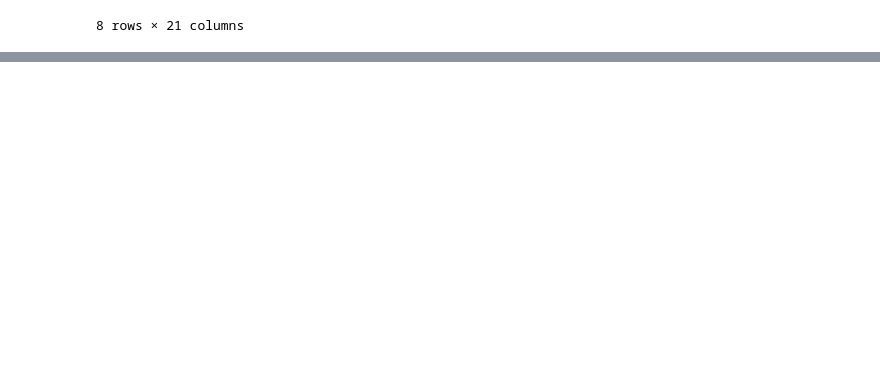
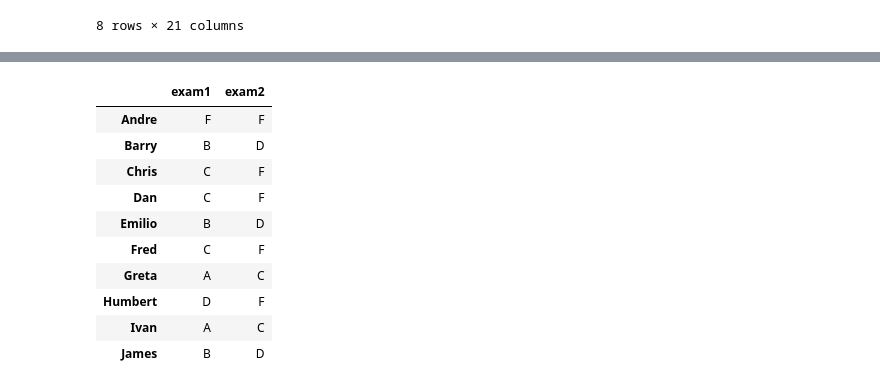
Before and after one commit to rishikant42/DataAnalysis-ud170, a Jupyter notebook: ch3/ch3.ipynb, the cells around one changed output, grey strips where cells are left out. Saved outputs shown, nothing was run; the diff lists cells and outputs as text; code cells hidden in the pictures; blank space fills up the shorter version.

```diff
--- a/ch3/ch3.ipynb
+++ b/ch3/ch3.ipynb
@@ -335,0 +518,36 @@ subway_df.describe()
+# %%
+grades_df = pd.DataFrame(
+    data={'exam1': [43, 81, 78, 75, 89, 70, 91, 65, 98, 87],
+          'exam2': [24, 63, 56, 56, 67, 51, 79, 46, 72, 60]},
+    index=['Andre', 'Barry', 'Chris', 'Dan', 'Emilio',
+           'Fred', 'Greta', 'Humbert', 'Ivan', 'James']
+)
+
+def convert_grades(grades):
+    '''
+    Fill in this function to convert the given DataFrame of numerical
+    grades to letter grades. Return a new DataFrame with the converted
+    grade.
+
+    The conversion rule is:
+        90-100 -> A
+        80-89  -> B
+        70-79  -> C
+        60-69  -> D
+        0-59   -> F
+    '''
+    return grades.applymap(convert_grade)
+# %%
+convert_grades(grades_df)
+# %% [output]
+|  | exam1 | exam2 |
+| Andre | F | F |
+| Barry | B | D |
+| Chris | C | F |
+| Dan | C | F |
+| Emilio | B | D |
+| Fred | C | F |
+| Greta | A | C |
+| Humbert | D | F |
+| Ivan | A | C |
+| James | B | D |
```
Also changed, not shown: parts of 39 cells of this notebook.
